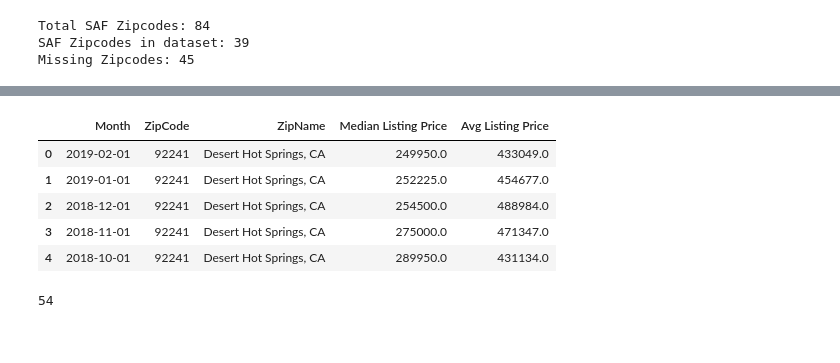
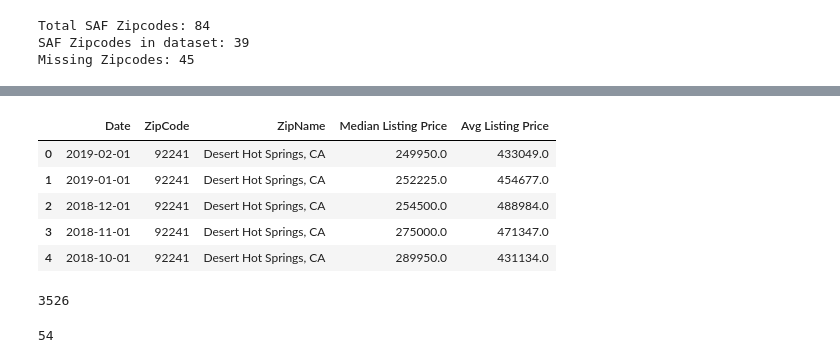
Before and after one commit to andrewboring/lexcorp-feasibility-study, a Jupyter notebook: data_assemble.ipynb, the cells around one changed output, grey strips where cells are left out. Cells and saved outputs as stored; diff of their text form; code cells hidden in the pictures.

```diff
--- a/data_assemble.ipynb
+++ b/data_assemble.ipynb
@@ -63,5 +72,5 @@ zips_count
 # %% [output]
 84
 # %%
-cleaned_zips_df = pd.merge(realtor_df, zips_df, on="ZipCode")
+filtered_zips_df = pd.merge(realtor_df, zips_df, on="ZipCode")
 # %%
@@ -124,2 +112,5 @@ Missing Zipcodes: 45
 # %%
-zip_listings = cleaned_zips_df[['Month', 'ZipCode', 'ZipName', 'Median Listing Price', 'Avg Listing Price']]
+zip_listings = filtered_zips_df[['Month', 'ZipCode', 'ZipName', 'Median Listing Price', 'Avg Listing Price']]
+# %%
+yet_another_dataframe_because_rename_doesnt_rename_in_place = zip_listings.rename(columns = {'Month':'Date'})
+yet_another_dataframe_because_rename_doesnt_rename_in_place.head()
@@ -126,10 +124,15 @@ zip_listings = cleaned_zips_df[['Month', 'ZipCode', 'ZipName', 'Median Listing P
 # %%
+zip_listings = yet_another_dataframe_because_rename_doesnt_rename_in_place
 zip_listings.head()
 # %% [output]
-|  | Month | ZipCode | ZipName | Median Listing Price | Avg Listing Price |
+|  | Date | ZipCode | ZipName | Median Listing Price | Avg Listing Price |
 | 0 | 2019-02-01 | 92241 | Desert Hot Springs, CA | 249950.0 | 433049.0 |
 | 1 | 2019-01-01 | 92241 | Desert Hot Springs, CA | 252225.0 | 454677.0 |
 | 2 | 2018-12-01 | 92241 | Desert Hot Springs, CA | 254500.0 | 488984.0 |
 | 3 | 2018-11-01 | 92241 | Desert Hot Springs, CA | 275000.0 | 471347.0 |
 | 4 | 2018-10-01 | 92241 | Desert Hot Springs, CA | 289950.0 | 431134.0 |
+# %%
+len(zip_listings)
+# %% [output]
+3526
 # %%
```
Also changed, not shown: parts of 22 cells of this notebook, 1 other file.
